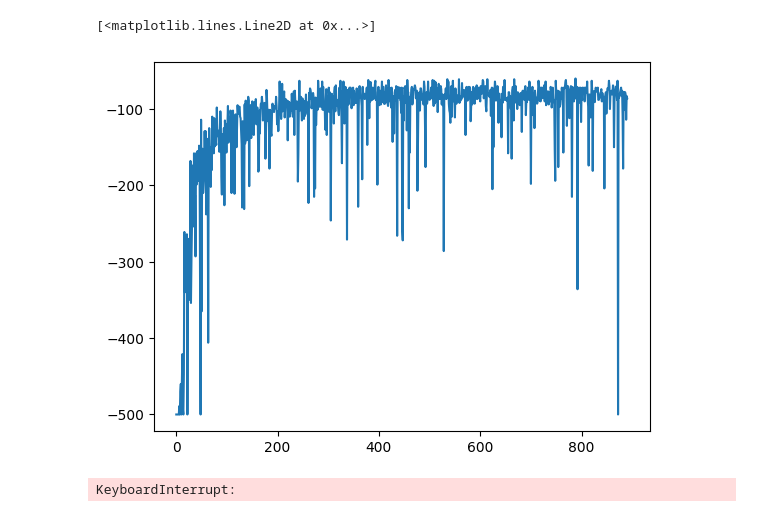
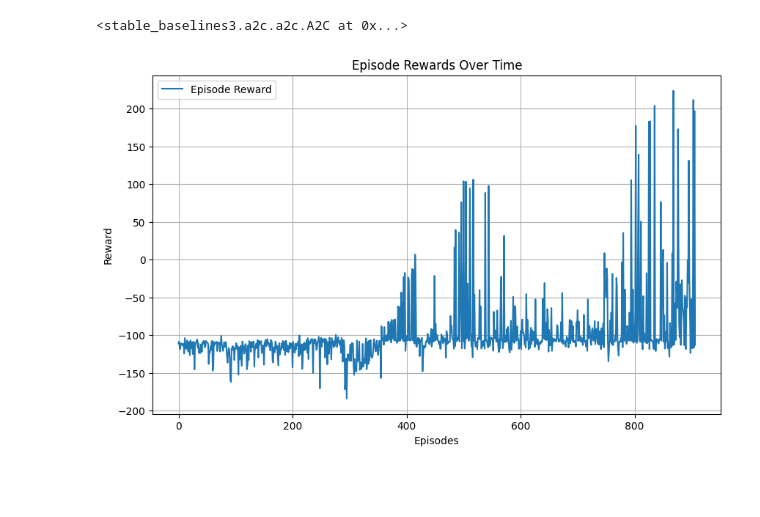
Before and after one commit to stkao05/rl-final, a Jupyter notebook: play.ipynb, the cells around one changed output. Saved outputs shown, nothing was run; the diff lists cells and outputs as text; code cells hidden in the pictures; blank space fills up the shorter version.

Commit message:
BipedalWalker init

```diff
--- a/play.ipynb
+++ b/play.ipynb
@@ -30,15 +1,56 @@ Wrapping the env in a DummyVecEnv.
-# %%
-plt.plot(env.get_episode_rewards())
-# %% [output]
-[<matplotlib.lines.Line2D at 0x...>]
-[figure, removed]
+# %%
+import gymnasium as gym
+from stable_baselines3 import PPO, DQN, SAC, TD3, A2C
+from stable_baselines3.common.env_util import make_vec_env
+from stable_baselines3.common.monitor import Monitor
+from stable_baselines3.common.callbacks import BaseCallback
+from stable_baselines3.common.vec_env import VecMonitor
+
+env = make_vec_env("BipedalWalker-v3", n_envs=8)
+env = VecMonitor(env, filename="bipedalwalker-a2c")
+
+# hyperparameter adopted from https://huggingface.co/sb3/a2c-BipedalWalker-v3
+model = A2C(
+    "MlpPolicy",
+    env=env,
+    ent_coef=0.0,
+    gae_lambda=0.9,
+    gamma=0.99,
+    learning_rate=0.00096,
+    max_grad_norm=0.5,
+    normalize_advantage=False,
+    use_rms_prop=True,
+    use_sde=True,
+    vf_coef=0.4,
+)
+
+model.learn(total_timesteps=300000)
+# %% [output]
+<stable_baselines3.a2c.a2c.A2C at 0x...>
+# %%
+import pandas as pd
+import matplotlib.pyplot as plt
+
+log_file = "bipedalwalker-a2c.monitor.csv"
+data = pd.read_csv(log_file, skiprows=1)
+episode_rewards = data["r"]
+
+plt.figure(figsize=(10, 6))
+plt.plot(episode_rewards, label="Episode Reward")
+plt.xlabel("Episodes")
+plt.ylabel("Reward")
+plt.title("Episode Rewards Over Time")
+plt.legend()
+plt.grid()
+plt.show()
+# %% [output]
+[figure, added]
 # %%
-env = make_vec_env("Acrobot-v1", n_envs=1)
-obs = env.reset()
+# visualize BipedalWalker
+vec_env = make_vec_env("BipedalWalker-v3", n_envs=1)
+obs = vec_env.reset()
 
 for i in range(1000):
     action, _state = model.predict(obs, deterministic=True)
-    obs, reward, done, info = env.step(action)
-    env.render("human")
+    obs, reward, done, info = vec_env.step(action)
+    vec_env.render("human")
-# %% [output]
-KeyboardInterrupt:
```
Also changed, not shown: parts of 1 cell of this notebook, 5 other files.
